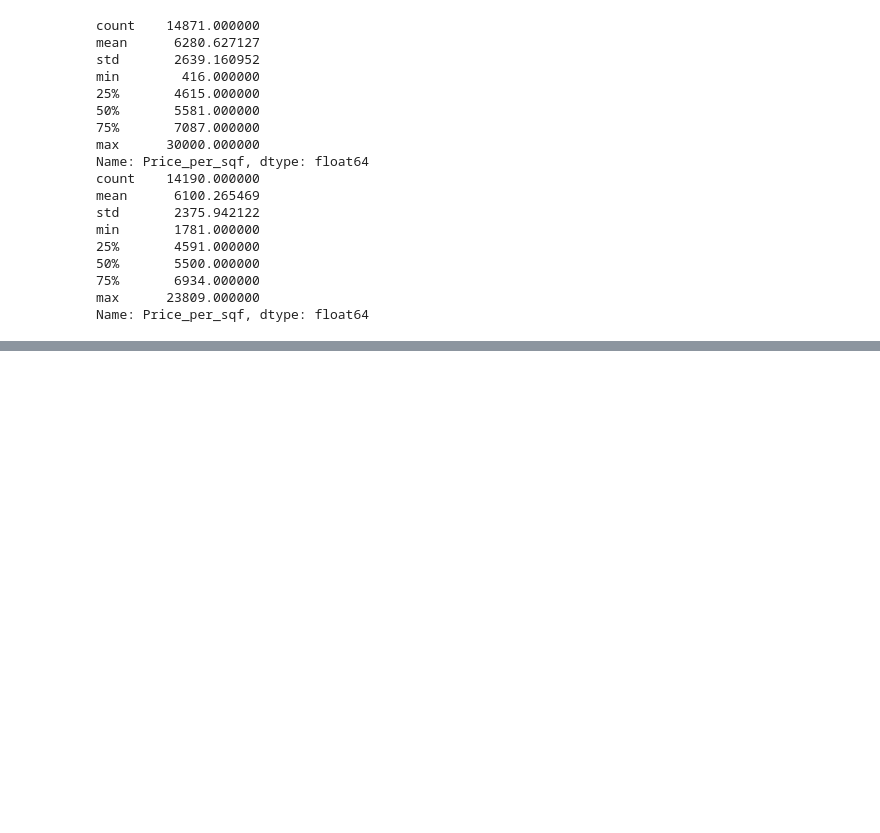
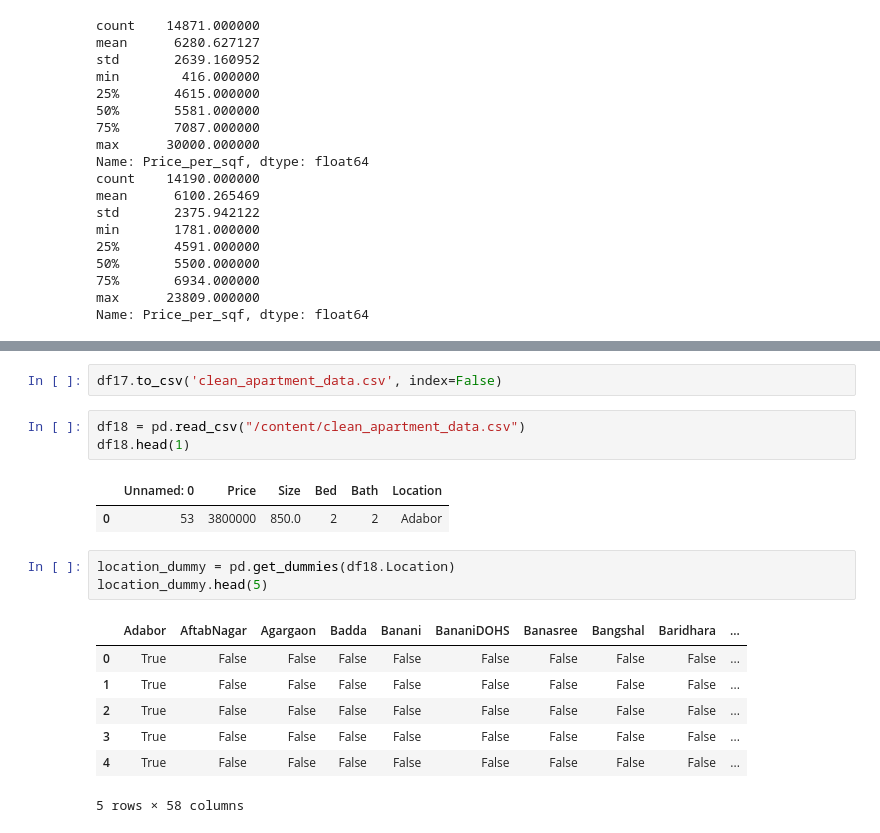
Before and after one commit to samiha-mahin/Dhaka_Apartment_Price_Prediction_ML, a Jupyter notebook: Dhaka_Apartment_Price_Prediction.ipynb, the cells around one changed output, grey strips where cells are left out. Drawn from its saved outputs; the diff is of its cells as text; blank space fills up the shorter version.

```diff
--- a/Dhaka_Apartment_Price_Prediction.ipynb
+++ b/Dhaka_Apartment_Price_Prediction.ipynb
@@ -432,0 +460,19 @@ Name: Price_per_sqf, dtype: float64
+# %%
+df17.to_csv('clean_apartment_data.csv', index=False)
+# %%
+df18 = pd.read_csv("/content/clean_apartment_data.csv")
+df18.head(1)
+# %% [output]
+|  | Unnamed: 0 | Price | Size | Bed | Bath | Location |
+| 0 | 53 | 3800000 | 850.0 | 2 | 2 | Adabor |
+# %%
+location_dummy = pd.get_dummies(df18.Location)
+location_dummy.head(5)
+# %% [output]
+|  | Adabor | AftabNagar | Agargaon | Badda | Banani | BananiDOHS | Banasree | Bangshal | Baridhara | ... |
+| 0 | True | False | False | False | False | False | False | False | False | ... |
+| 1 | True | False | False | False | False | False | False | False | False | ... |
+| 2 | True | False | False | False | False | False | False | False | False | ... |
+| 3 | True | False | False | False | False | False | False | False | False | ... |
+| 4 | True | False | False | False | False | False | False | False | False | ... |
+5 rows × 58 columns
```
Also changed, not shown: parts of 18 cells of this notebook.
